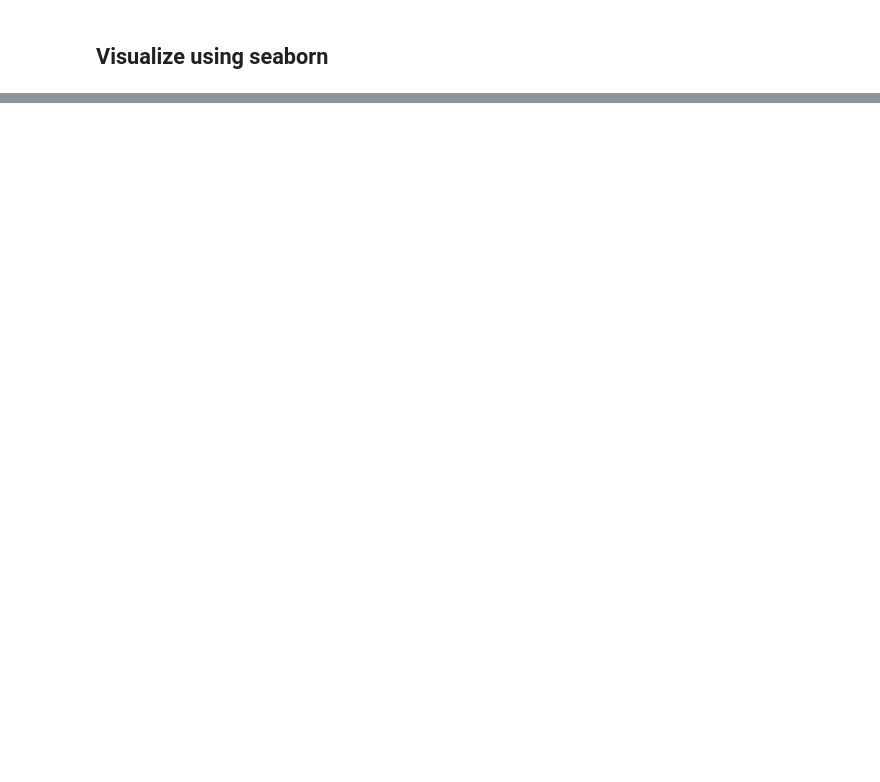
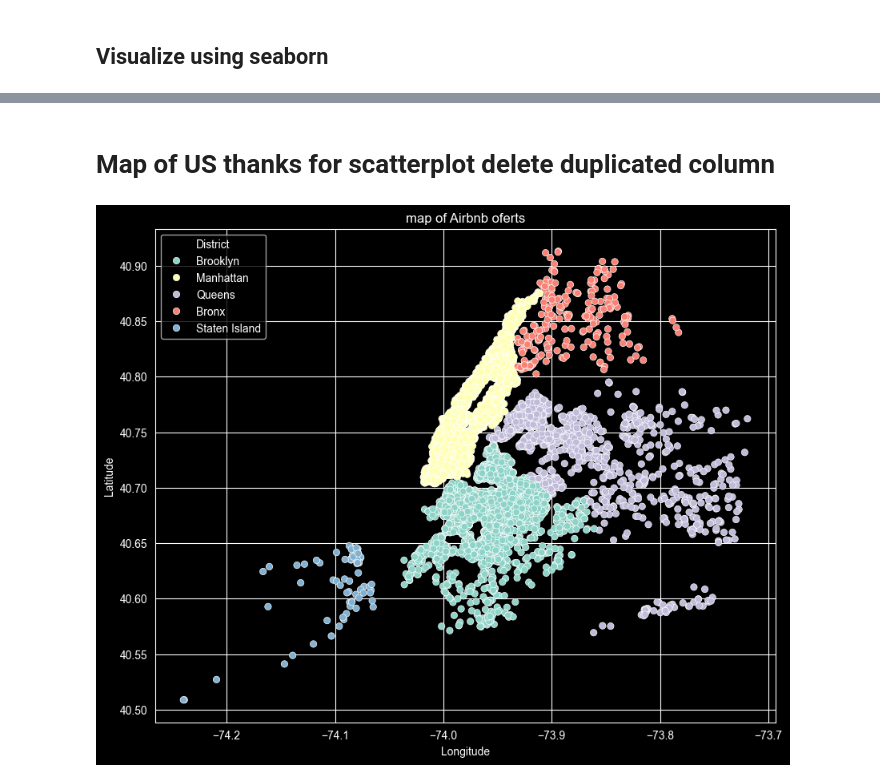
Before and after one commit to ck0002/airbnb_group, a Jupyter notebook: AirBnb.ipynb, the cells around one changed output, grey strips where cells are left out. Cells and saved outputs as stored; diff of their text form; code cells hidden in the pictures; blank space fills up the shorter version.

```diff
--- a/AirBnb.ipynb
+++ b/AirBnb.ipynb
@@ -232,0 +157,26 @@ None
+# %%
+airbnb = airbnb.drop(columns=['number_of_stays'] , inplace=True)
+# %% [markdown]
+# Map of US thanks for scatterplot delete duplicated column
+# %%
+
+coords = airbnb['coordinates'].str.slice(1, -1).str.partition(',')
+temp_latitude = coords[0].astype('float')
+temp_longitude = coords[2].astype('float')
+
+
+plt.figure(figsize=(10, 8))
+
+sns.scatterplot(
+    data=airbnb,
+    x=temp_longitude,
+    y=temp_latitude,
+    hue='District'
+)
+plt.xlabel('Longitude')
+plt.ylabel('Latitude')
+
+plt.title('map of Airbnb oferts')
+plt.show()
+# %% [output]
+[figure, added]
```
Also changed, not shown: parts of 16 cells of this notebook.
